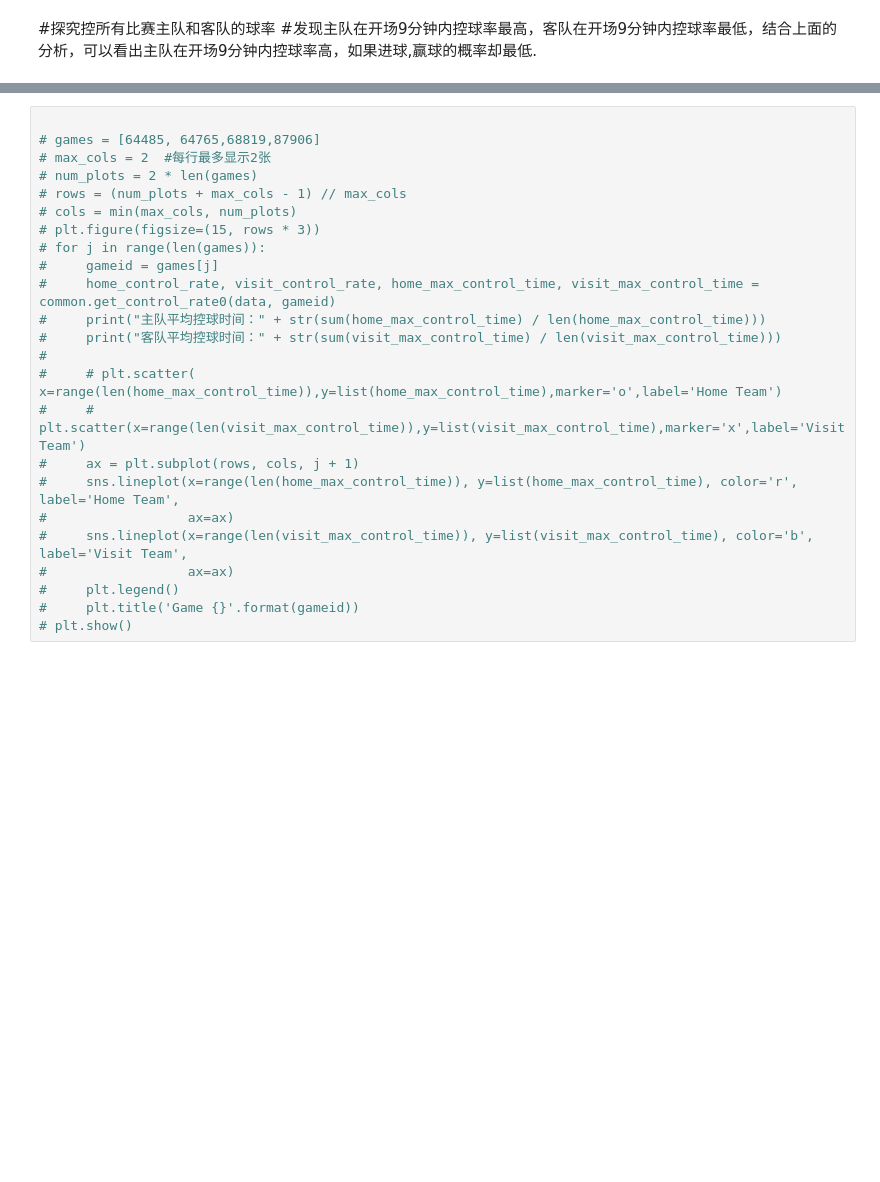
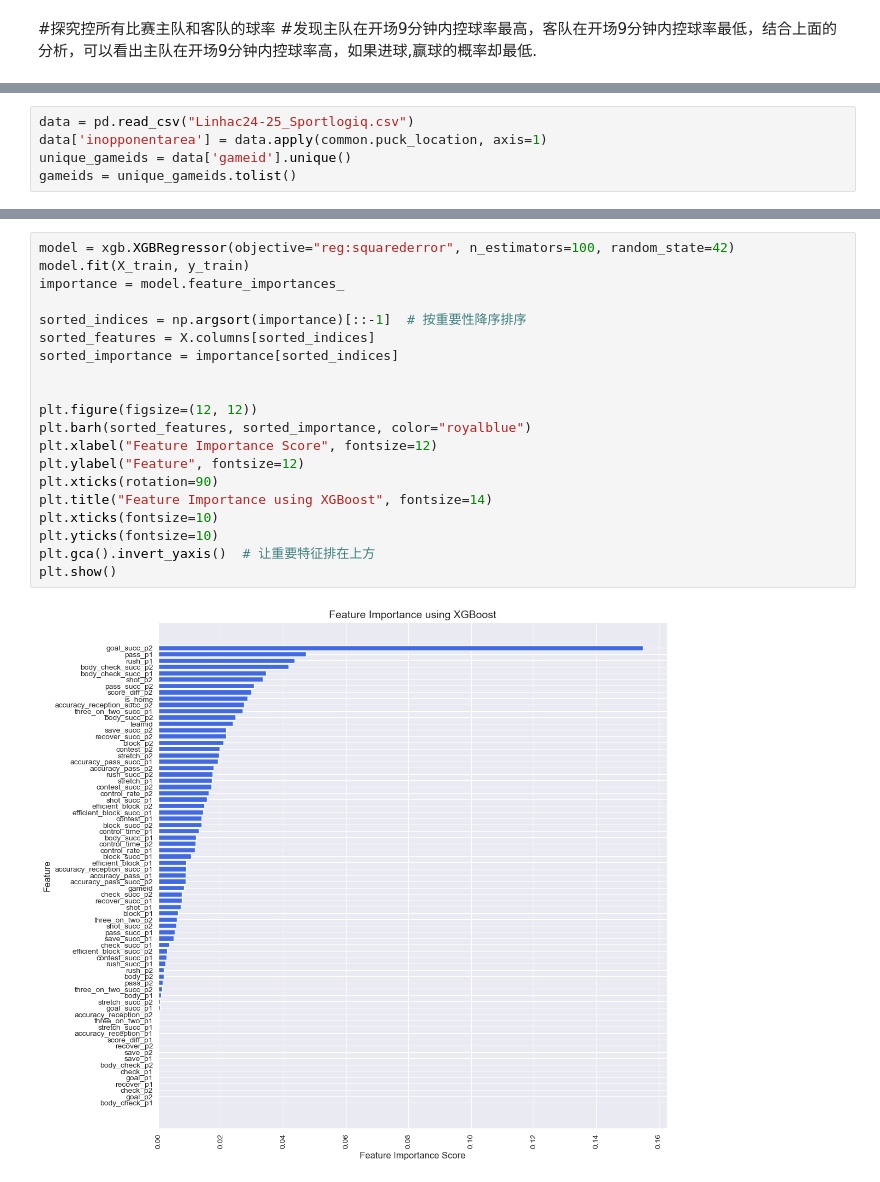
Before and after one commit to orzmlx/Hockey, a Jupyter notebook: Hockey_Analysis.ipynb, the cells around one changed output, grey strips where cells are left out. Cells and saved outputs as stored; diff of their text form; blank space fills up the shorter version.

```diff
--- a/Hockey_Analysis.ipynb
+++ b/Hockey_Analysis.ipynb
@@ -307,3 +287,8 @@ print("第一节更多的body check的队伍赢得比赛的概率是：" + str(m
+# %%
+data = pd.read_csv("Linhac24-25_Sportlogiq.csv")
+data['inopponentarea'] = data.apply(common.puck_location, axis=1)
+unique_gameids = data['gameid'].unique()
+gameids = unique_gameids.tolist()
 # %%
 #整理数据，提取特征
 #包括两大类，一类是会影响体力的要素，一类是会影响信心指数的要素，两者也有重合的部分，比如成功的扑救会提高信心，但是会降低守门员的体力
@@ -383,24 +392,22 @@ KeyboardInterrupt:
-# %%
-
-# games = [64485, 64765,68819,87906]
-# max_cols = 2  #每行最多显示2张
-# num_plots = 2 * len(games)
-# rows = (num_plots + max_cols - 1) // max_cols
-# cols = min(max_cols, num_plots)
-# plt.figure(figsize=(15, rows * 3))
-# for j in range(len(games)):
-#     gameid = games[j]
-#     home_control_rate, visit_control_rate, home_max_control_time, visit_max_control_time = common.get_control_rate0(data, gameid)
-#     print("主队平均控球时间：" + str(sum(home_max_control_time) / len(home_max_control_time)))
-#     print("客队平均控球时间：" + str(sum(visit_max_control_time) / len(visit_max_control_time)))
-#
-#     # plt.scatter( x=range(len(home_max_control_time)),y=list(home_max_control_time),marker='o',label='Home Team')
-#     # plt.scatter(x=range(len(visit_max_control_time)),y=list(visit_max_control_time),marker='x',label='Visit Team')
-#     ax = plt.subplot(rows, cols, j + 1)
-#     sns.lineplot(x=range(len(home_max_control_time)), y=list(home_max_control_time), color='r', label='Home Team',
-#                  ax=ax)
-#     sns.lineplot(x=range(len(visit_max_control_time)), y=list(visit_max_control_time), color='b', label='Visit Team',
-#                  ax=ax)
-#     plt.legend()
-#     plt.title('Game {}'.format(gameid))
-# plt.show()
+# %%
+model = xgb.XGBRegressor(objective="reg:squarederror", n_estimators=100, random_state=42)
+model.fit(X_train, y_train)
+importance = model.feature_importances_
+
+sorted_indices = np.argsort(importance)[::-1]  # 按重要性降序排序
+sorted_features = X.columns[sorted_indices]
+sorted_importance = importance[sorted_indices]
+
+
+plt.figure(figsize=(12, 12))
+plt.barh(sorted_features, sorted_importance, color="royalblue")
+plt.xlabel("Feature Importance Score", fontsize=12)
+plt.ylabel("Feature", fontsize=12)
+plt.xticks(rotation=90)
+plt.title("Feature Importance using XGBoost", fontsize=14)
+plt.xticks(fontsize=10)
+plt.yticks(fontsize=10)
+plt.gca().invert_yaxis()  # 让重要特征排在上方
+plt.show()
+# %% [output]
+[figure, added]
```
Also changed, not shown: parts of 12 cells of this notebook, 1 other file.
